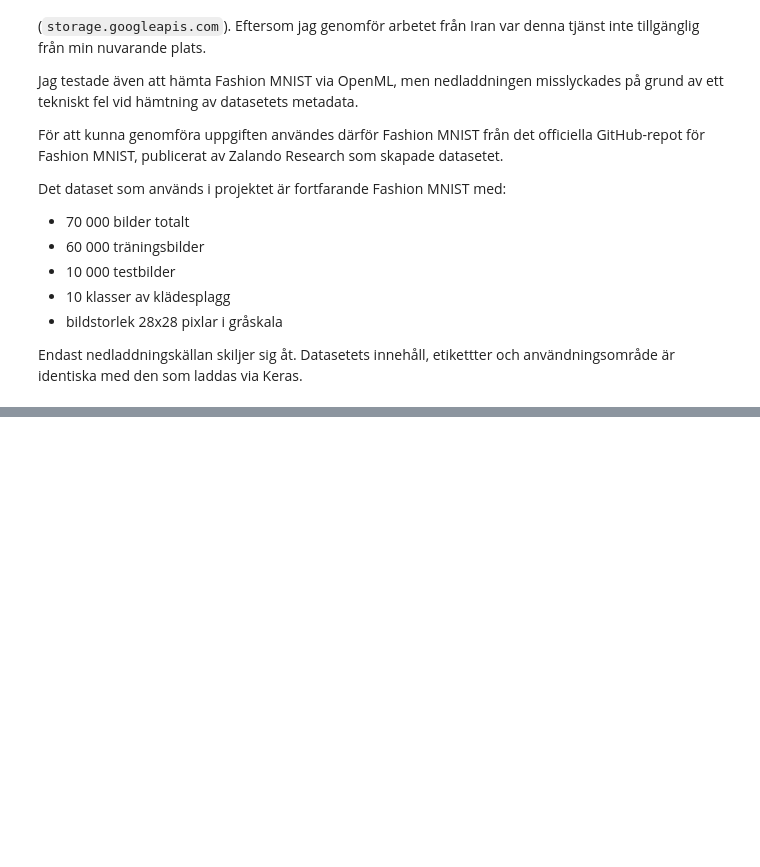
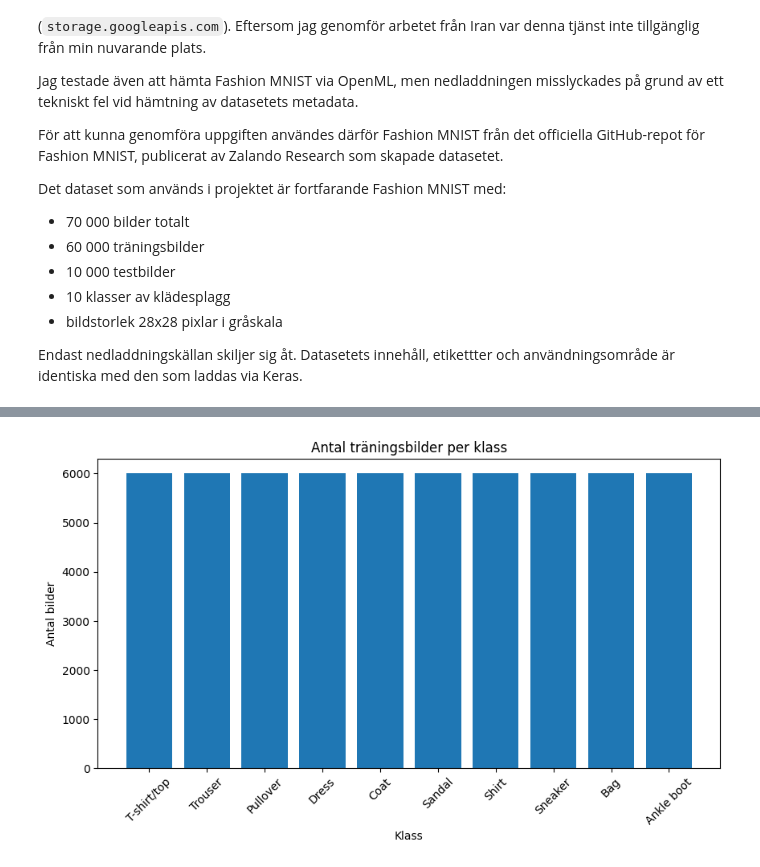
Before and after one commit to SoroushGReza/fashion-mnist-regularisering, a Jupyter notebook: notebook/fashion_mnist_regularisering.ipynb, the cells around one changed output, grey strips where cells are left out. Drawn from its saved outputs; the diff is of its cells as text; code cells hidden in the pictures; blank space fills up the shorter version.

Commit message:
Analyze dataset distribution and classes

```diff
--- a/notebook/fashion_mnist_regularisering.ipynb
+++ b/notebook/fashion_mnist_regularisering.ipynb
@@ -105,3 +105,27 @@ Det dataset som används i projektet är fortfarande Fashion MNIST med:
 - bildstorlek 28x28 pixlar i gråskala
 
 Endast nedladdningskällan skiljer sig åt. Datasetets innehåll, etikettter och användningsområde är identiska med den som laddas via Keras.
+# %%
+import pandas as pd
+
+class_names = [
+    "T-shirt/top",
+    "Trouser",
+    "Pullover",
+    "Dress",
+    "Coat",
+    "Sandal",
+    "Shirt",
+    "Sneaker",
+    "Bag",
+    "Ankle boot"
+]
+
+counts = np.bincount(y_train)
+
+df_classes = pd.DataFrame({
+    "Klass": class_names,
+    "Antal bilder": counts
+})
+
+df_classes
@@ -107,0 +144,14 @@ Endast nedladdningskällan skiljer sig åt. Datasetets innehåll, etikettter och
+# %%
+plt.figure(figsize=(10,5))
+
+plt.bar(class_names, counts)
+
+plt.title("Antal träningsbilder per klass")
+plt.xlabel("Klass")
+plt.ylabel("Antal bilder")
+
+plt.xticks(rotation=45)
+
+plt.show()
+# %% [output]
+[figure, added]
```
Also changed, not shown: parts of 3 cells of this notebook.
